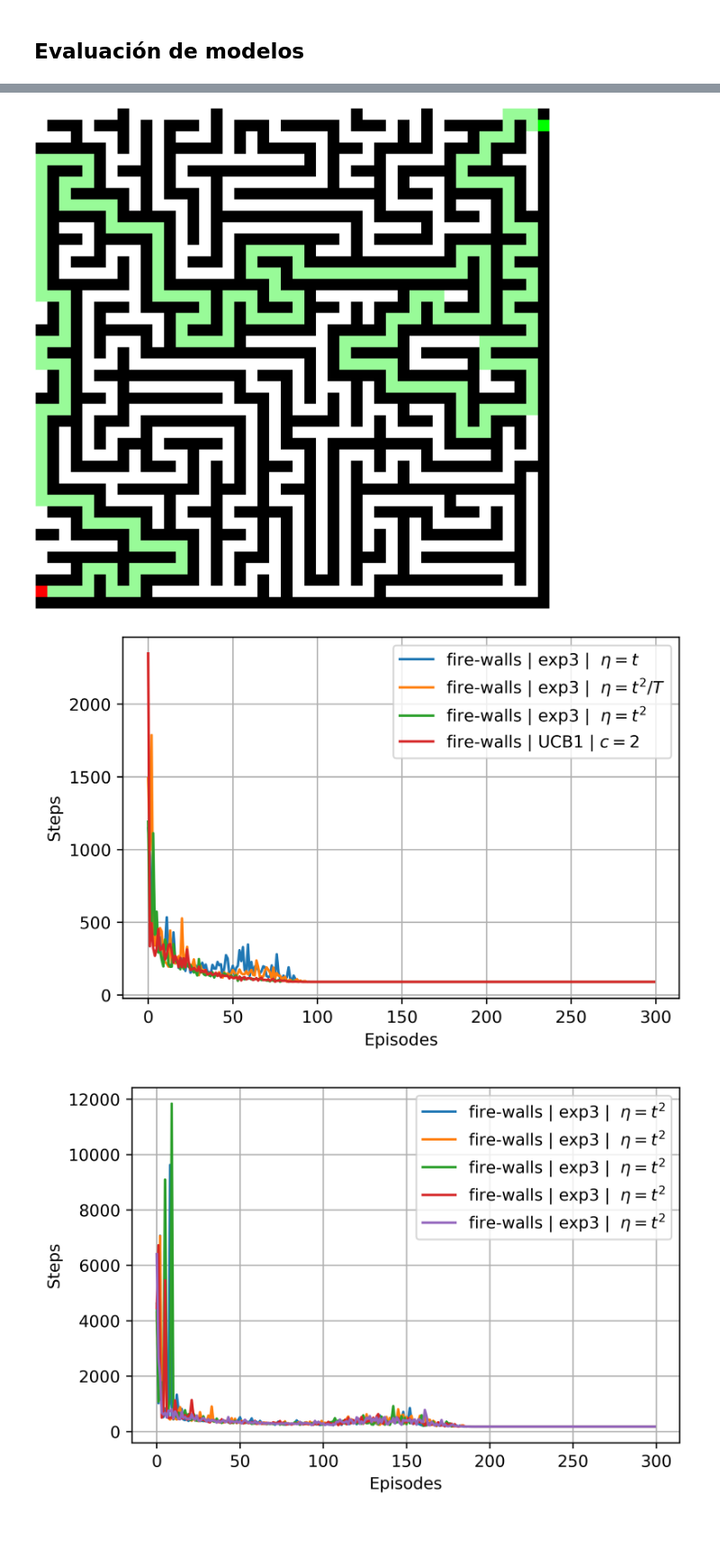
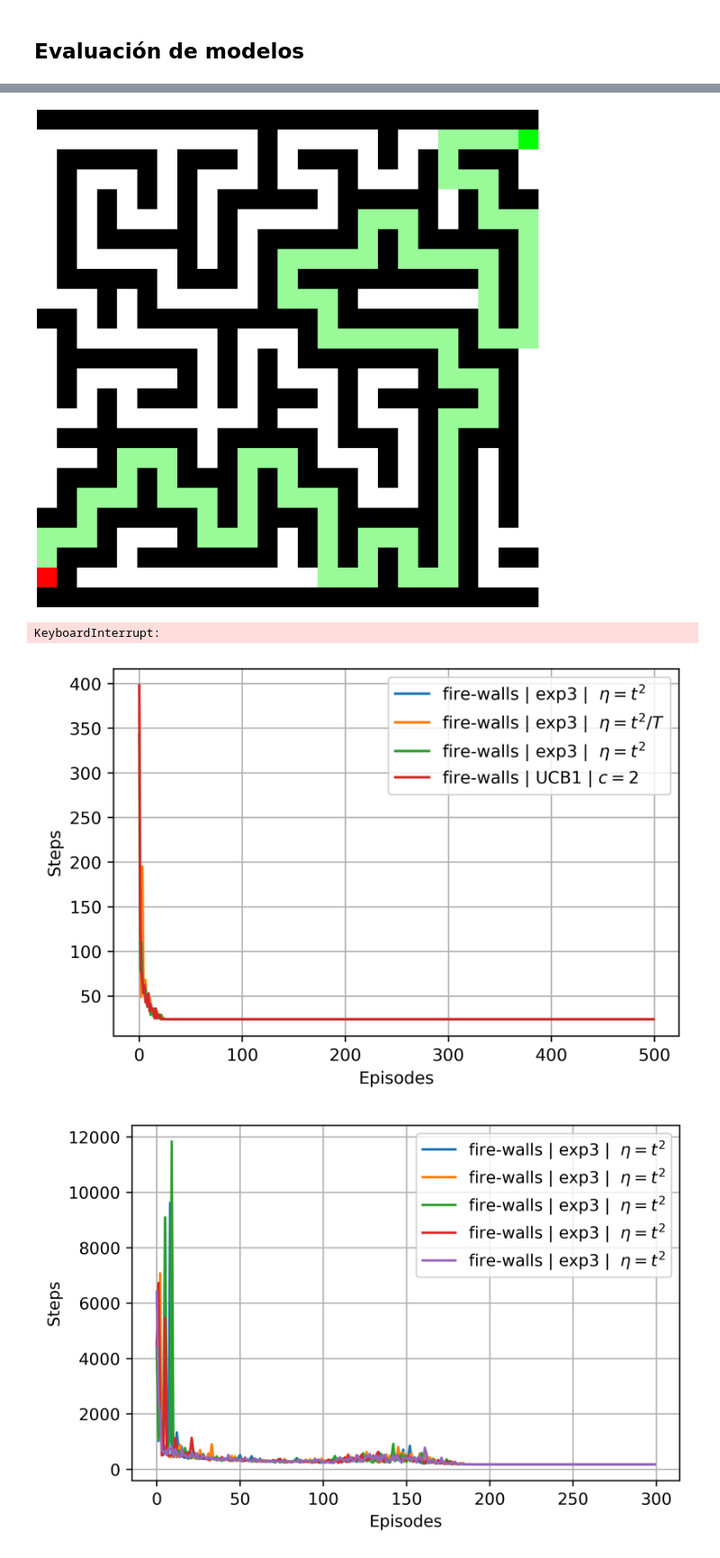
Before and after one commit to rabarza/Laberinto-Q-Learning, a Jupyter notebook: comparacion_modelos.ipynb, the cells around one changed output, grey strips where cells are left out. Shown at 90% size. Saved outputs shown, nothing was run; the diff lists cells and outputs as text; code cells hidden in the pictures; blank space fills up the shorter version.

```diff
--- a/comparacion_modelos.ipynb
+++ b/comparacion_modelos.ipynb
@@ -58,7 +58,7 @@ import numpy as np
 from Q_maze import Q_maze, plot_steps_per_episode_comp, generate_maze, plot_maze
 # %%
 # Ejemplo de uso
-maze_size = 44
+maze_size = 25
 start_point = (1, 0)
 end_point = (maze_size - 2, maze_size - 1)
 
@@ -83,13 +111,15 @@ exp3_t2.train()
 path = exp3_t2.best_path(start_point)
 plot_maze(maze, start_point, end_point, path = path)
 # %% [output]
-[figure, old version]
+[figure, new version]
 # %%
 exp3_sqrt_t = Q_maze(maze, episodes = n_iter, discount_rate = gamma, alpha = alpha, method = 'exp3', expression='\sqrt{t}', game='fire-walls')
 exp3_sqrt_t.train()
 # %%
 ucb1 = Q_maze(maze, episodes = n_iter, discount_rate = gamma, alpha = alpha, method = 'UCB1', game='fire-walls')
 ucb1.train()
+# %% [output]
+KeyboardInterrupt:
 # %%
 #Laberinto con paredes de fuego.
 # exp3 = Q_maze(maze, episodes = n_iter, discount_rate = gamma, alpha = alpha, method = 'exp3', game='fire-walls')
@@ -124,9 +154,9 @@ exp3_t2_T.train()
 # plot_steps_per_episode_comp([exp3,exp3_t, exp3_t2_T, ucb1], dpi=100)
 # plot_steps_per_episode_comp([exp3,exp3_t, exp3_ln_t, exp3_sqrt_t, exp3_t2_T, ucb1], dpi=100)
 # %%
-plot_steps_per_episode_comp([exp3_t, exp3_t2_T, exp3_t2, ucb1], dpi=500)
+plot_steps_per_episode_comp([exp3_t2, exp3_t2_T, exp3_t2, ucb1], dpi=500)
 # %% [output]
-[figure, old version]
+[figure, new version]
 # %%
 exp3_t2_2 = Q_maze(maze, episodes = n_iter, discount_rate = gamma, alpha = alpha, method = 'exp3', expression='t^2', game='fire-walls')
 exp3_t2_2.train()
```
Also changed, not shown: parts of 16 cells of this notebook, 7 other files.
